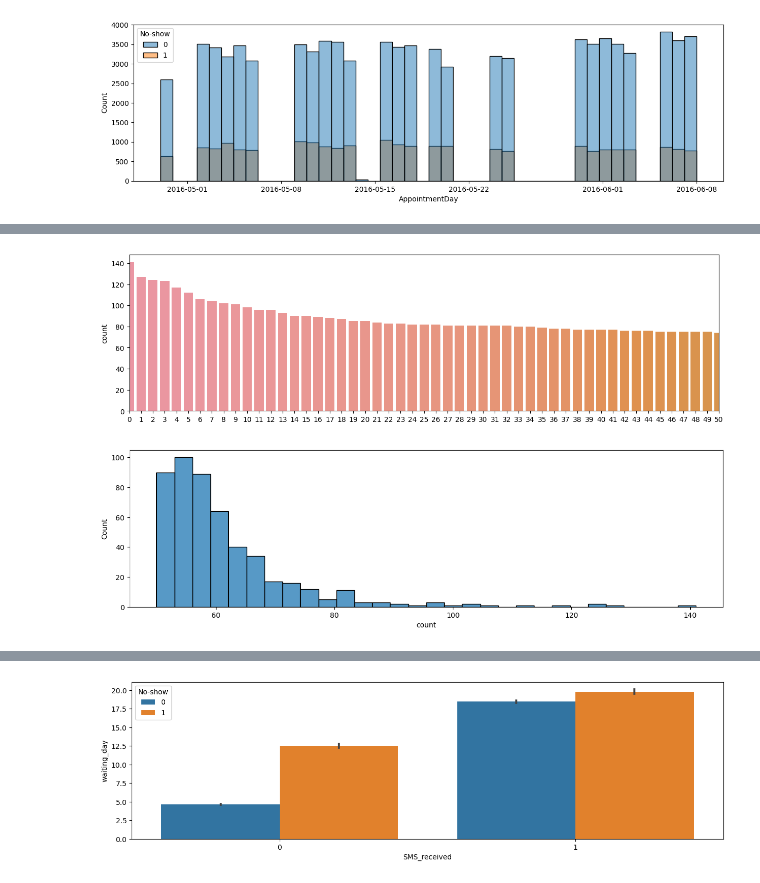
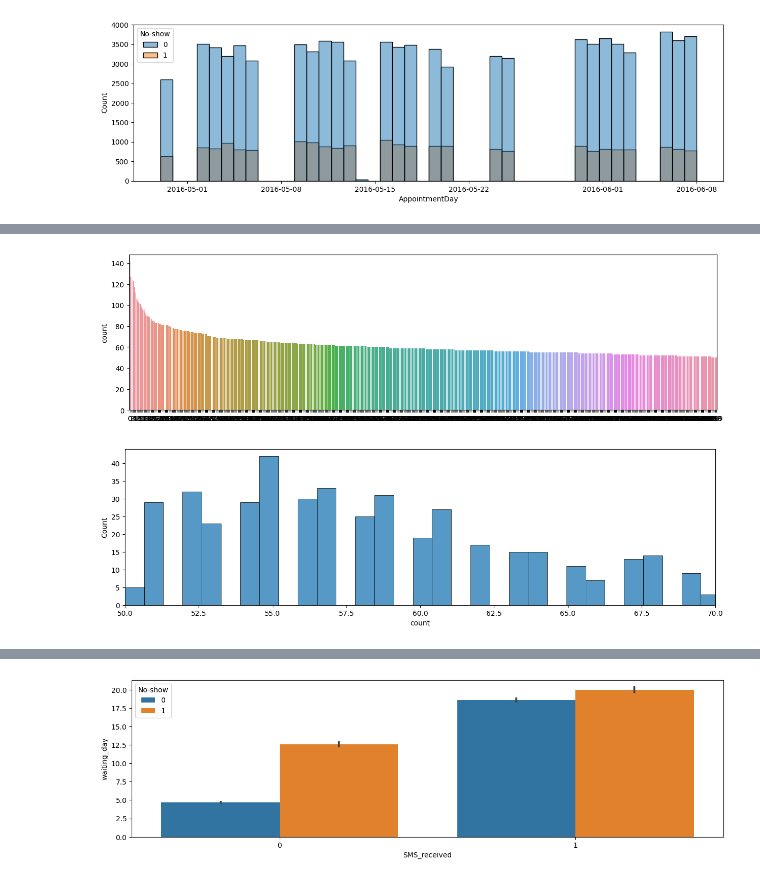
Before and after one commit to leadline42/lecture-bda-visaulization-python, a Jupyter notebook: Lecture04/Lecture04_01.ipynb, the cells around one changed output, grey strips where cells are left out. Cells and saved outputs as stored; diff of their text form; code cells hidden in the pictures.

```diff
--- a/Lecture04/Lecture04_01.ipynb
+++ b/Lecture04/Lecture04_01.ipynb
@@ -319,9 +324,13 @@ pd.concat([df_mod03_medical.ScheduledDay, df_mod03_medical.ScheduledDay.dt.dayof
 | 110526 | 2016-04-27 13:30:56+00:00 | 118 | 2016-06-07 00:00:00+00:00 | 159 |
 110521 rows × 4 columns
 # %%
+import datetime as dt
 # 차이를 통해서 대시 기간(일자)를 도출 이때 대기일자는 무조건 양수여야 함
-df_mod03_medical['waiting_day'] = df_mod03_medical.AppointmentDay.dt.dayofyear - df_mod03_medical.ScheduledDay.dt.dayofyear
+# df_mod03_medical['waiting_day'] = df_mod03_medical.AppointmentDay.dt.dayofyear - df_mod03_medical.ScheduledDay.dt.dayofyear
+df_mod03_medical['waiting_day'] = df_mod03_medical.AppointmentDay.dt.date - df_mod03_medical.ScheduledDay.dt.date
 df_mod03_medical.info()
+# df_mod03_medical[df_mod03_medical['waiting_day'] < 0]
+df_mod03_medical[df_mod03_medical['waiting_day'] <= dt.timedelta(days=-1)]
 # %% [output]
 <class 'pandas.core.frame.DataFrame'>
 Int64Index: 110521 entries, 0 to 110526
@@ -355,6 +370,6 @@ df_mod03_medical.describe()
 # %%
 # 음수존재 확인 양수조건만 전처리로 도출
-df_mod04_medical = df_mod03_medical[df_mod03_medical.waiting_day >= 0].reset_index(drop=True)
+df_mod04_medical = df_mod03_medical[df_mod03_medical['waiting_day'] > dt.timedelta(days=-1)].reset_index(drop=True)
 # %%
 # 데이터 전처리 완료
 df_mod04_medical.describe()
@@ -390 +405,4 @@ dtypes: datetime64[ns, UTC](2), float64(1), int64(5), object(2)
 memory usage: 8.4+ MB
+# %%
+df_mod05_medical = df_mod04_medical.copy()
+df_mod05_medical['waiting_day'] = df_mod05_medical.waiting_day.dt.days
@@ -448,5 +497,5 @@ plt.show()
 # %%
-df_group01_result = df_mod04_medical.groupby(['PatientId'])['No-show'].agg(['sum', 'count']).sort_values(by='count',ascending=False).reset_index()
+df_group01_result = df_mod05_medical.groupby(['PatientId'])['No-show'].agg(['sum', 'count']).sort_values(by='count',ascending=False).reset_index()
 df_group01_result['No_show_ratio'] = df_group01_result['sum'] / df_group01_result['count']
 df_group01_result
 # %% [output]
@@ -470,22 +519,23 @@ fig.set_size_inches(15,4)
 df_data_sample = df_group01_result.iloc[0:500,:]
 
 sns.barplot(data=df_data_sample, x=df_data_sample.index, y='count')
-ax.set_xlim(0, 50)
+# ax.set_xlim(0, 50)
 
 plt.show()
 # %% [output]
-[figure, old version]
+[figure, new version]
 # %%
 fig, ax = plt.subplots()
 fig.set_size_inches(15,4)
 
 df_data_sample = df_group01_result.iloc[0:500,:]
 
-sns.histplot(data=df_data_sample, x='count', bins=30)
+sns.histplot(data=df_data_sample, x='count', bins=140)
+ax.set_xlim(50, 70)
 
 plt.show()
 # %% [output]
-[figure, old version]
+[figure, new version]
 # %%
 fig, ax = plt.subplots()
 fig.set_size_inches(15,4)
```
Also changed, not shown: parts of 52 cells of this notebook, 5 other files.
